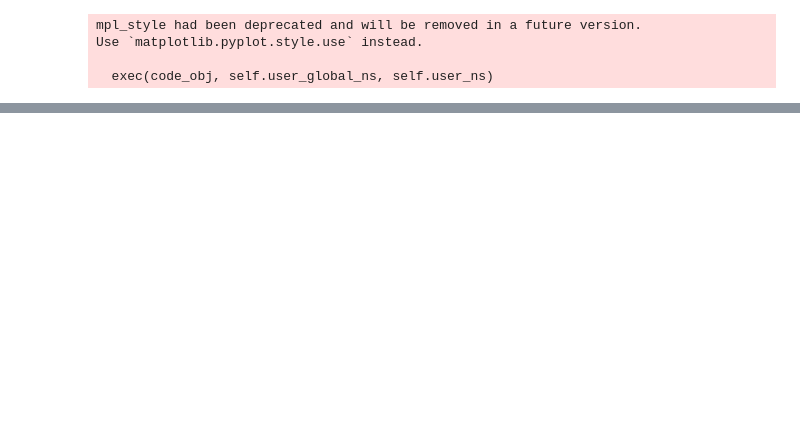
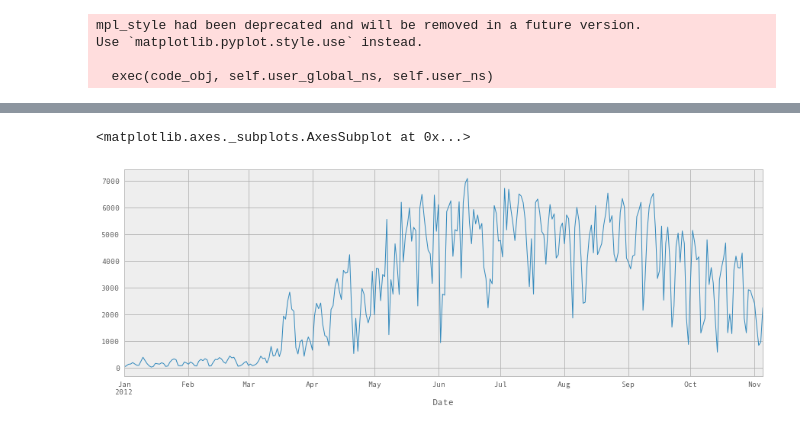
Before and after one commit to annisasidi/ResBaz2018JulyPython, a Jupyter notebook: Chapter_1_Intro_to_Python.ipynb, the cells around one changed output, grey strips where cells are left out. Drawn from its saved outputs; the diff is of its cells as text; code cells hidden in the pictures; blank space fills up the shorter version.

```diff
--- a/Chapter_1_Intro_to_Python.ipynb
+++ b/Chapter_1_Intro_to_Python.ipynb
@@ -29,0 +54,5 @@ fixed_df[:3]
+# %%
+fixed_df['Berri 1'].plot()
+# %% [output]
+<matplotlib.axes._subplots.AxesSubplot at 0x...>
+[figure, added]
```
Also changed, not shown: parts of 11 cells of this notebook.
